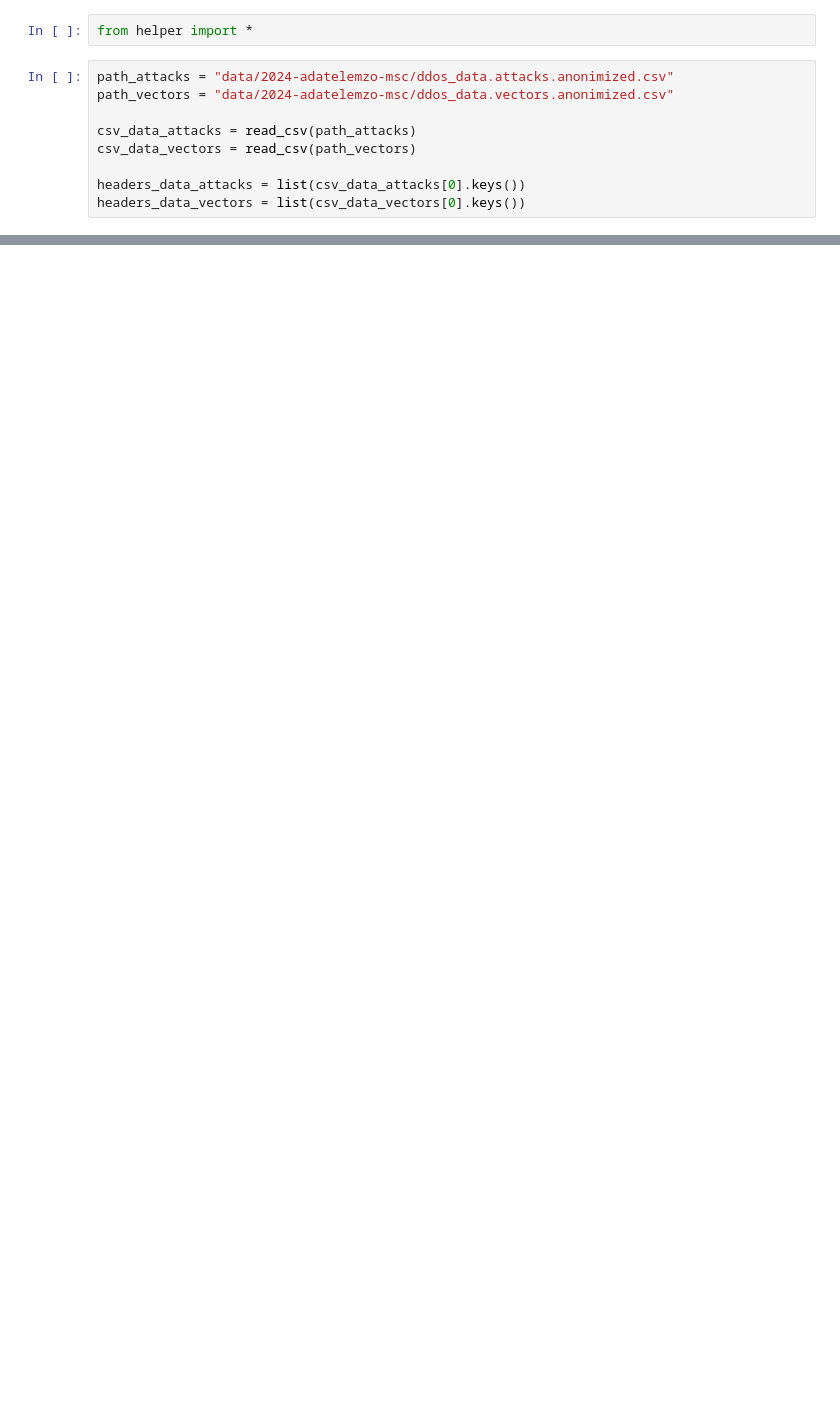
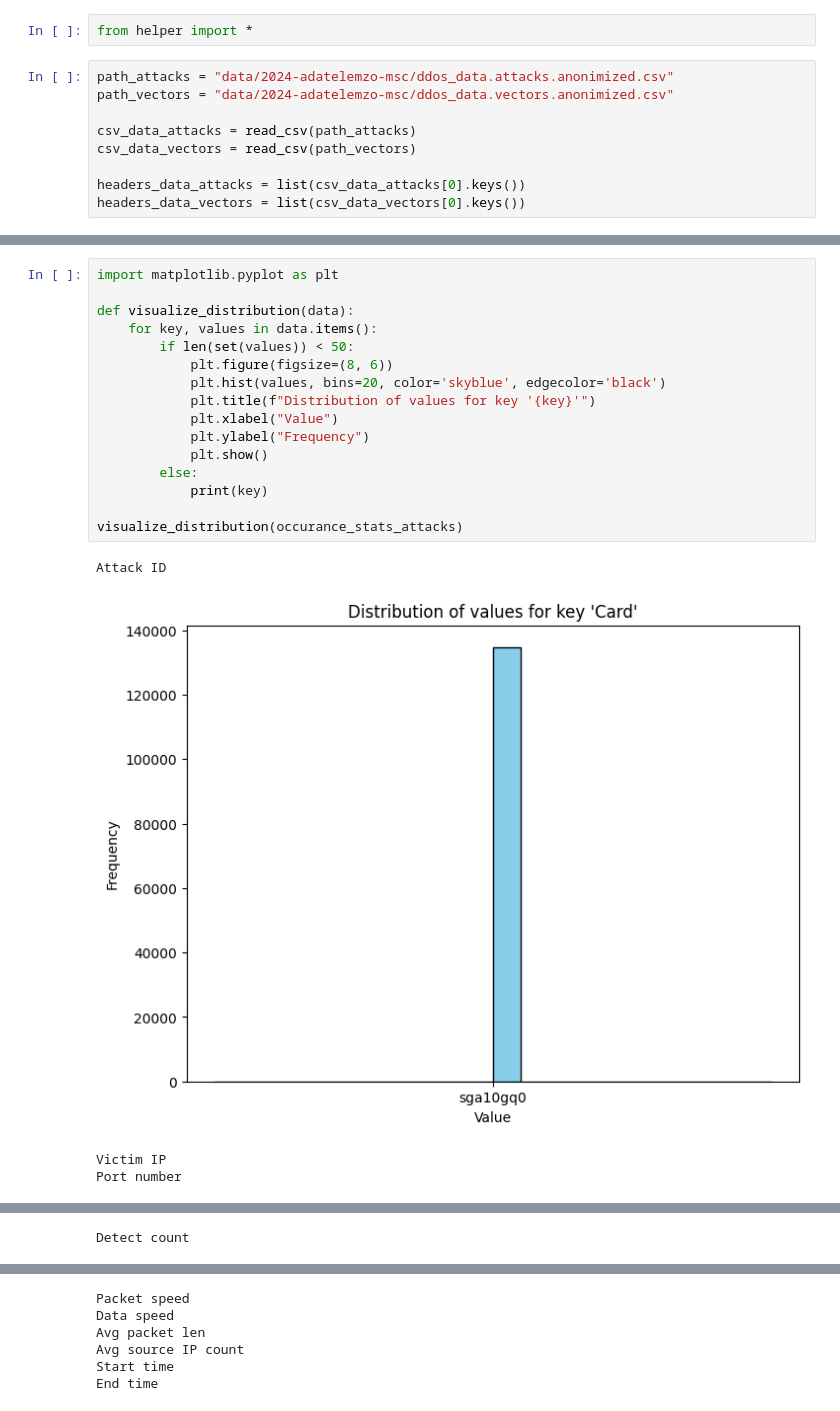
Before and after one commit to LordLokator/ADAML_24, a Jupyter notebook: DataExploration.ipynb, the cells around one changed output, grey strips where cells are left out. Cells and saved outputs as stored; diff of their text form; blank space fills up the shorter version.

```diff
--- a/DataExploration.ipynb
+++ b/DataExploration.ipynb
@@ -39,0 +41,21 @@ pass
+# %%
+import matplotlib.pyplot as plt
+
+def visualize_distribution(data):
+    for key, values in data.items():
+        if len(set(values)) < 50:
+            plt.figure(figsize=(8, 6))
+            plt.hist(values, bins=20, color='skyblue', edgecolor='black')
+            plt.title(f"Distribution of values for key '{key}'")
+            plt.xlabel("Value")
+            plt.ylabel("Frequency")
+            plt.show()
+        else:
+            print(key)
+
+visualize_distribution(occurance_stats_attacks)
+# %% [output]
+Attack ID
+[figure, added]
+Victim IP
+Port number
@@ -39,0 +63 @@ pass
+Detect count
@@ -39,0 +65,6 @@ pass
+Packet speed
+Data speed
+Avg packet len
+Avg source IP count
+Start time
+End time
```
Also changed, not shown: parts of 2 cells of this notebook, 1 other file.
